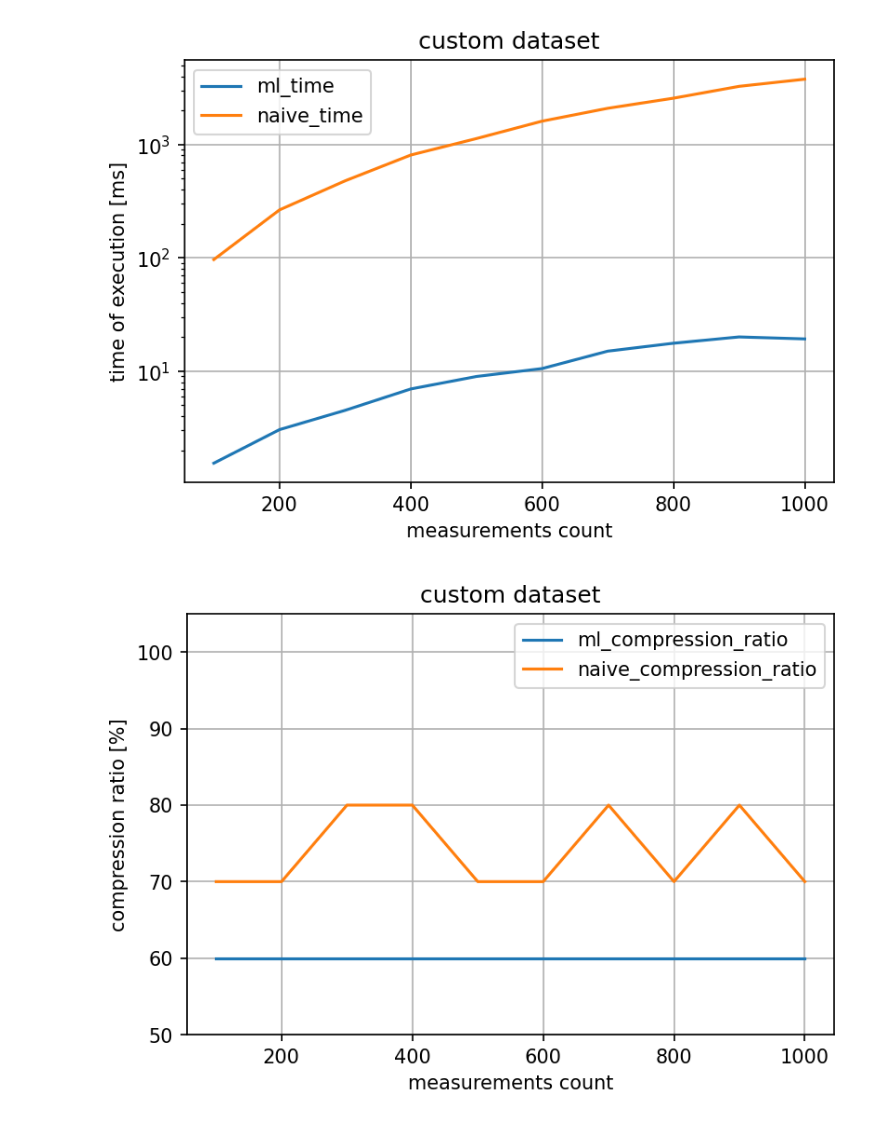
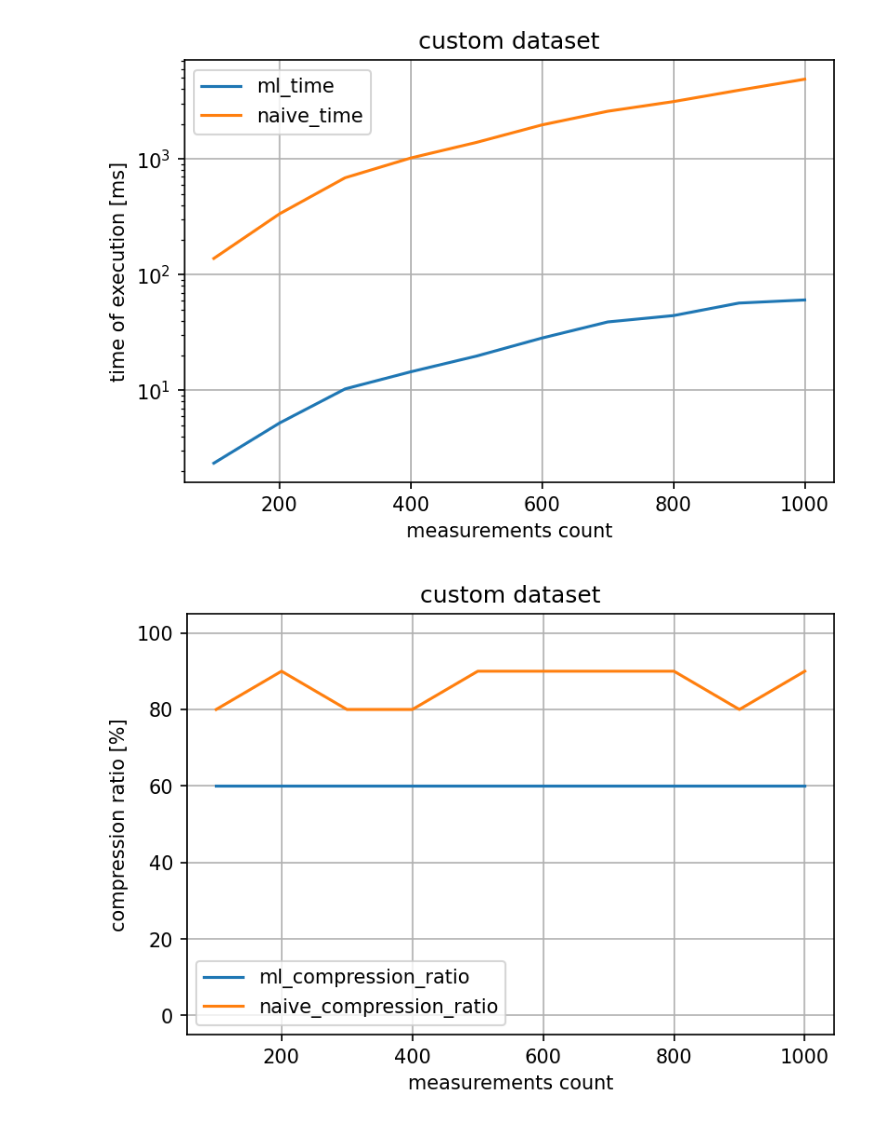
Before and after one commit to piaskowyk/milkyPressor, a Jupyter notebook: sandbox/result_strategy3.ipynb, the cells around one changed output. Saved outputs shown, nothing was run; the diff lists cells and outputs as text; code cells hidden in the pictures.

Commit message:
Regenerate charts

```diff
--- a/sandbox/result_strategy3.ipynb
+++ b/sandbox/result_strategy3.ipynb
@@ -42,19 +42,19 @@ def current_milis():
 def run_measurements(dataset, get_measurements):
   constraint = {
     SimilarityMetricEnum.compression_rate: 0.5,
-    SimilarityMetricEnum.sum_differences: 0.7,
+    SimilarityMetricEnum.sum_differences: 0.6,
     SimilarityMetricEnum.arithmetic_average: 0.5,
     SimilarityMetricEnum.standard_derivative: 0.5,
-    SimilarityMetricEnum.function_field: 0.5,
+    SimilarityMetricEnum.function_field: 0.4,
     SimilarityMetricEnum.diff_of_min: 0.1,
     SimilarityMetricEnum.diff_of_max: 0.1,
     SimilarityMetricEnum.min_max_diff: 0.1,
-    # SimilarityMetricEnum.value_crossing: 0.5,
-    # SimilarityMetricEnum.positive_value_crossing: 0.5,
-    # SimilarityMetricEnum.negative_value_crossing: 0.5,
-    # SimilarityMetricEnum.peak_count: 0.5,
-    # SimilarityMetricEnum.positive_peak_count: 0.5,
-    # SimilarityMetricEnum.negative_peak_count: 0.5,
+    SimilarityMetricEnum.value_crossing: 0.4,
+    SimilarityMetricEnum.positive_value_crossing: 0.4,
+    SimilarityMetricEnum.negative_value_crossing: 0.4,
+    SimilarityMetricEnum.peak_count: 0.4,
+    SimilarityMetricEnum.positive_peak_count: 0.4,
+    SimilarityMetricEnum.negative_peak_count: 0.4,
     SimilarityMetricEnum.median: 0.2,
     SimilarityMetricEnum.covariance: 0.1,
     SimilarityMetricEnum.corelation_pearson: 0.1,
@@ -206,33 +207,33 @@ ax.set_yscale("log")
 ax.set_title("custom dataset")
 ax.set_xlabel("measurements count")
 ax.set_ylabel("time of execution [ms]")
 ax.figure.savefig(f'{path}/1a.png')
 
 ax = df.plot(x='datasize', y=['ml_compression_ratio', 'naive_compression_ratio'], grid=True)
-ax.set_ylim(50, 105)
+ax.set_ylim(-5, 105)
 ax.set_title("custom dataset")
 ax.set_xlabel("measurements count")
 ax.set_ylabel("compression ratio [%]")
 ax.figure.savefig(f'{path}/2a.png')
 
 # ax = df.plot(x='datasize', y=['ml_compressed_size', 'naive_compressed_size'], grid=True)
 # ax.set_title("custom dataset")
 # ax.set_xlabel("measurements count")
 # ax.set_ylabel("compresed measurement set count")
 # ax.figure.savefig(f'{path}/3a.png')
 
 ax = df.plot(x='datasize', y=['ml_score', 'naive_score'], grid=True)
 ax.set_ylim(50, 105)
 ax.set_title("custom dataset")
 ax.set_xlabel("measurements count")
 ax.set_ylabel("similarity scores [%]")
 ax.figure.savefig(f'{path}/4a.png')
 
 # ax = df.plot(x='datasize', y=['ml_cbor_compressed_size', 'naive_cbor_compressed_size', 'ml_json_compressed_size', 'naive_json_compressed_size'], grid=True, ylim=0)
 # ax.set_title("custom dataset")
 # ax.set_xlabel("measurements count")
 # ax.set_ylabel("data size [B]")
 # ax.figure.savefig(f'{path}/5a.png')
 # %% [output]
-[figure, old version]
+[figure, new version]
-[figure, old version]
+[figure, new version]
```
Also changed, not shown: parts of 7 cells of this notebook, 7 other files.
